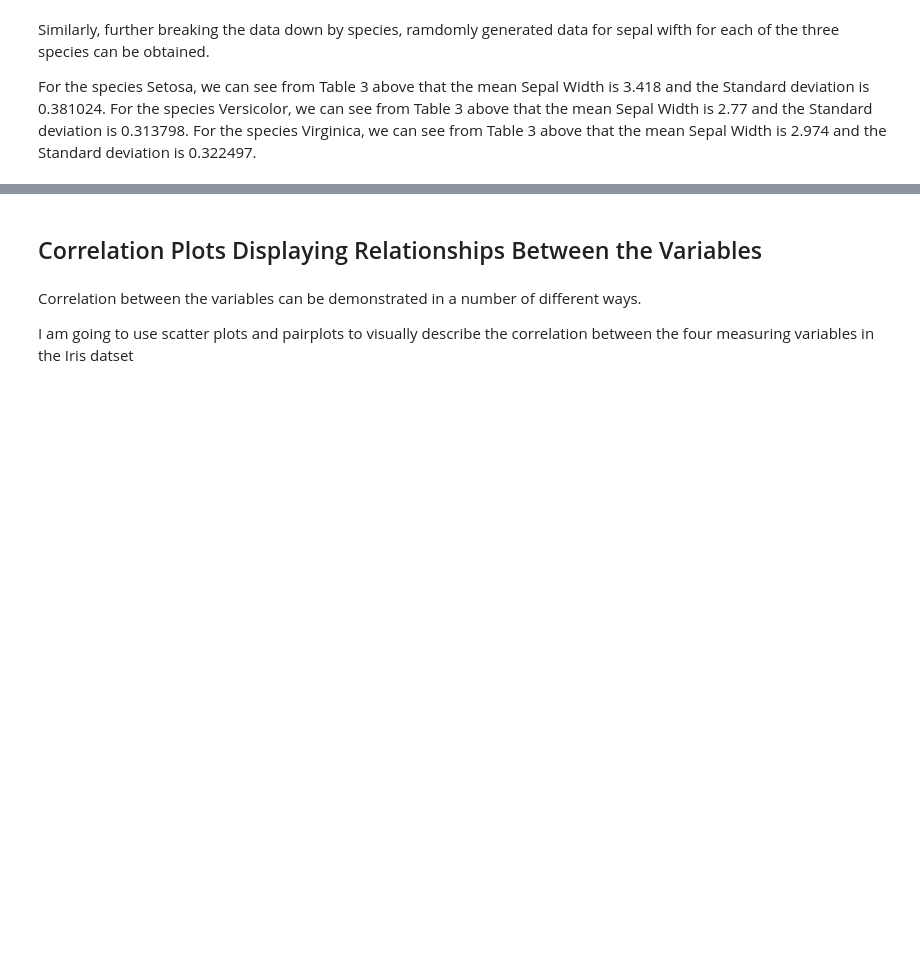
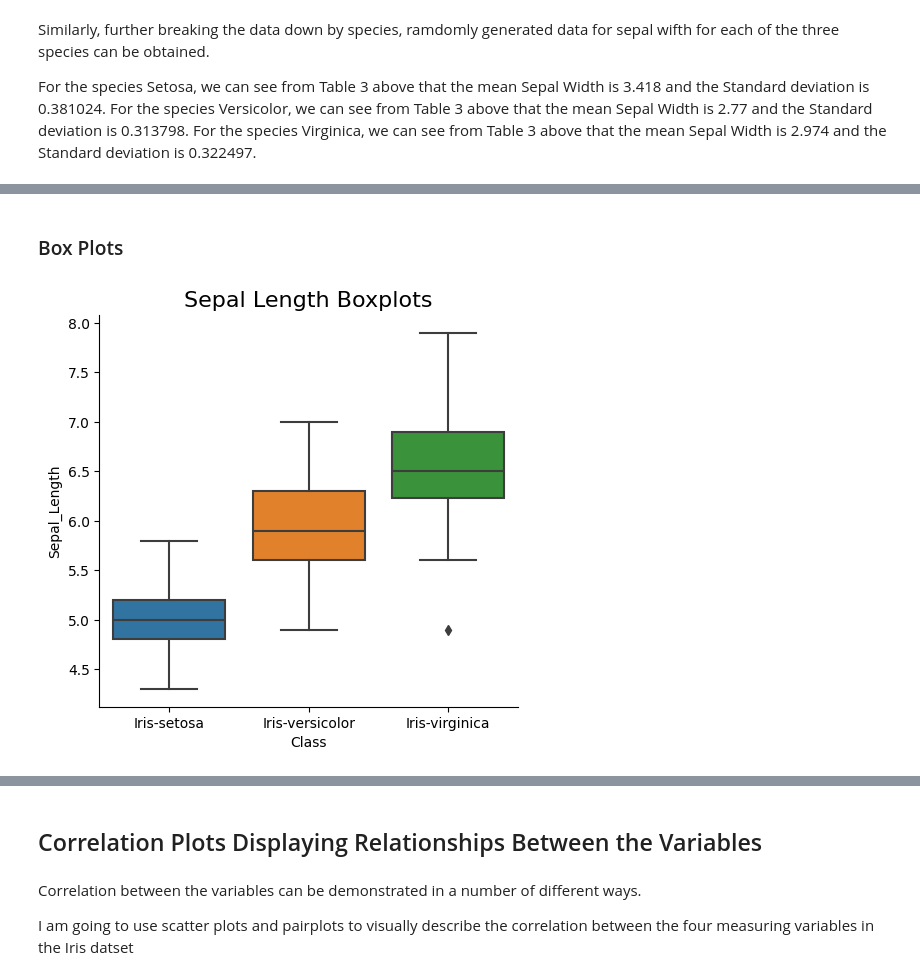
Before and after one commit to rachel-king4/fundamentalsofdataanalysis, a Jupyter notebook: project.ipynb, the cells around one changed output, grey strips where cells are left out. Saved outputs shown, nothing was run; the diff lists cells and outputs as text; code cells hidden in the pictures; blank space fills up the shorter version.

Commit message:
added inidividual and correlation plots

```diff
--- a/project.ipynb
+++ b/project.ipynb
@@ -290,0 +293,13 @@ ax.hist(virginica_sepal_width_dist, bins=100, density=False, color='green');
+# %% [markdown]
+### Box Plots
+# %%
+# plot an individual plot for Sepal Length
+# plotting a boxplot using seaborn
+
+import warnings
+warnings.simplefilter(action='ignore', category=FutureWarning)  # to prevent future warnings error from displaying
+y = sns.catplot(data=iris, x="Class", y="Sepal_Length", kind="box")
+plt.title('Sepal Length Boxplots', fontsize=16)
+y.fig.subplots_adjust(top=.90); # to adust the plot so the title is legible
+# %% [output]
+[figure, added]
```
Also changed, not shown: parts of 14 cells of this notebook, 1 other file.
